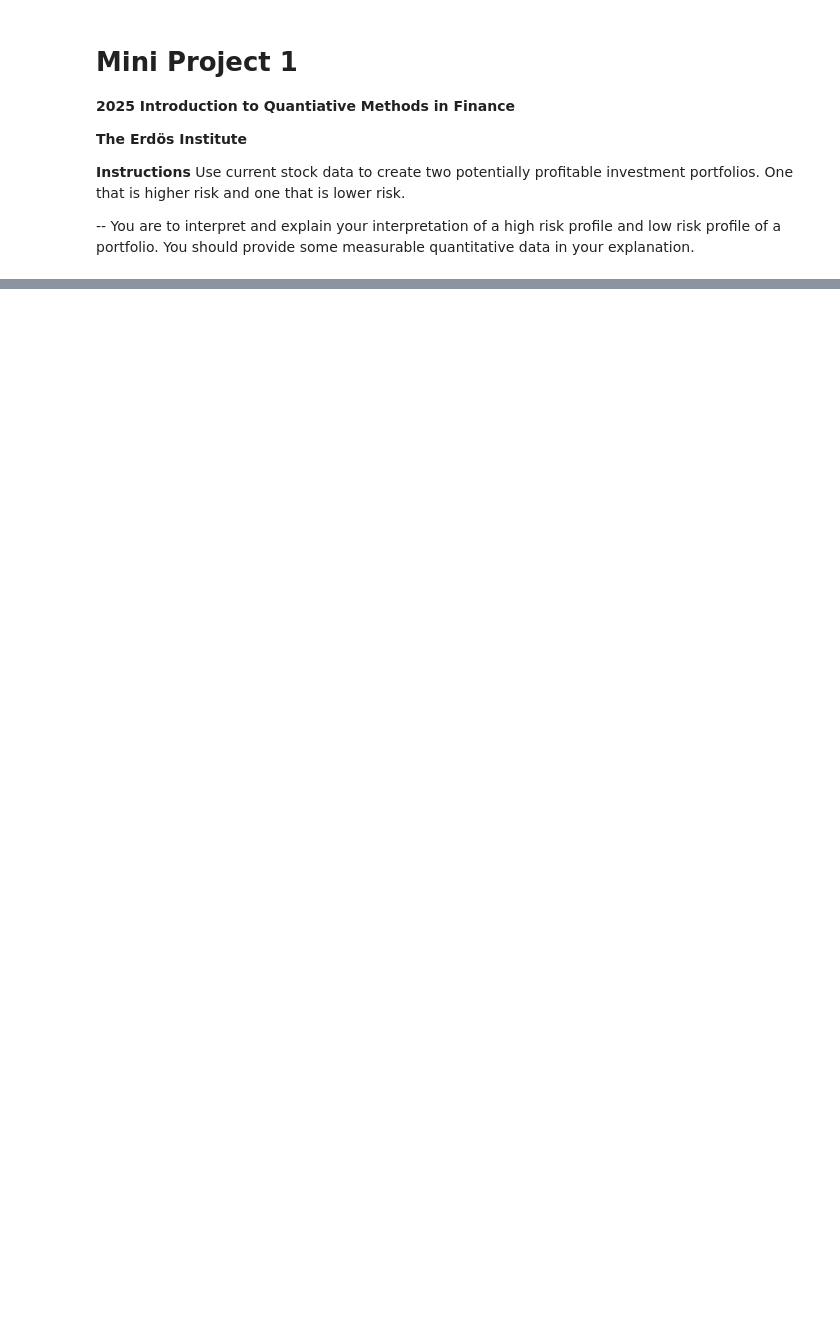
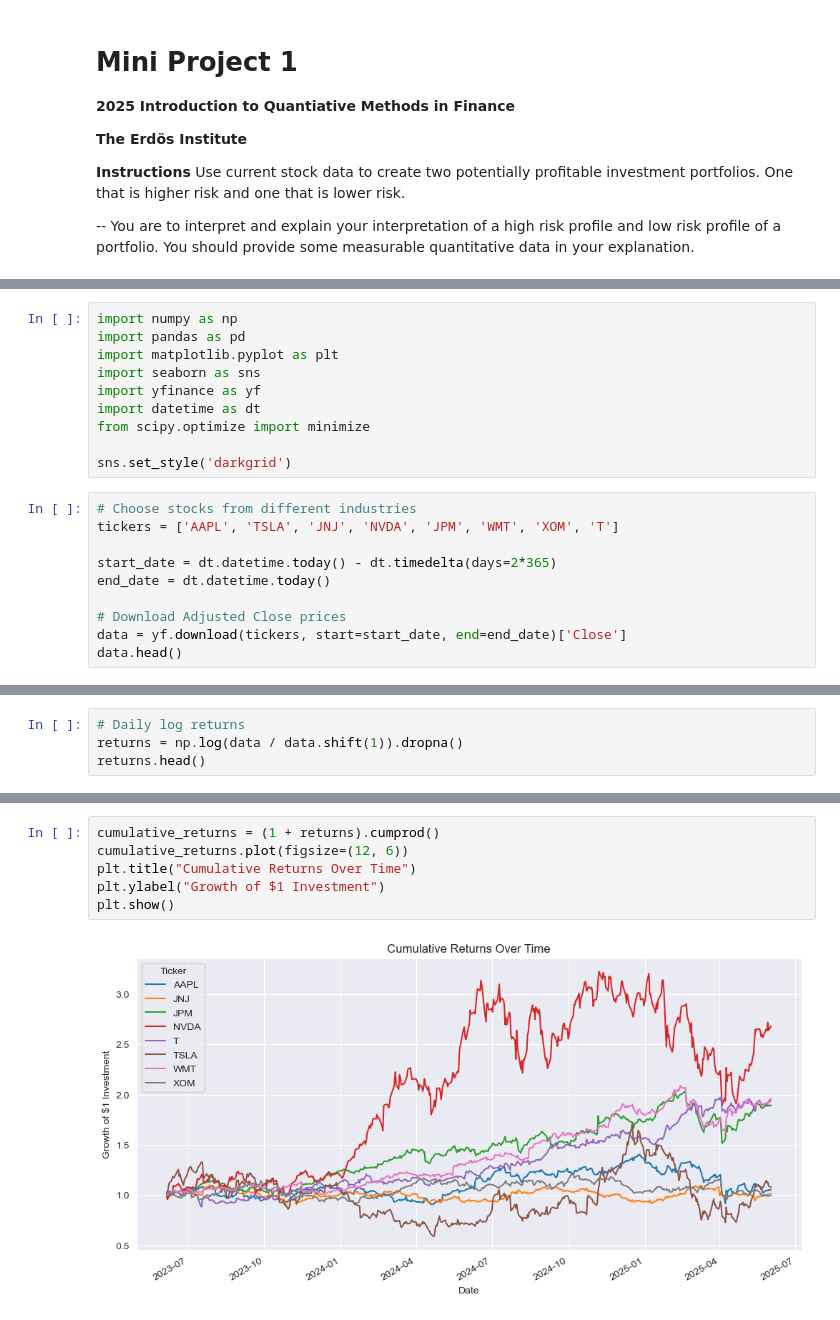
Before and after one commit to debanjan-cosmo/Quant_Finance_Erdos_Summer_2025, a Jupyter notebook: Mini_Projects/Mini Project 1.ipynb, the cells around one changed output, grey strips where cells are left out. Saved outputs shown, nothing was run; the diff lists cells and outputs as text; blank space fills up the shorter version.

```diff
--- a/Mini_Projects/Mini Project 1.ipynb
+++ b/Mini_Projects/Mini Project 1.ipynb
@@ -97,0 +11,20 @@ plt.show()
+# %%
+import numpy as np
+import pandas as pd
+import matplotlib.pyplot as plt
+import seaborn as sns
+import yfinance as yf
+import datetime as dt
+from scipy.optimize import minimize
+
+sns.set_style('darkgrid')
+# %%
+# Choose stocks from different industries
+tickers = ['AAPL', 'TSLA', 'JNJ', 'NVDA', 'JPM', 'WMT', 'XOM', 'T']
+
+start_date = dt.datetime.today() - dt.timedelta(days=2*365)
+end_date = dt.datetime.today()
+
+# Download Adjusted Close prices
+data = yf.download(tickers, start=start_date, end=end_date)['Close']
+data.head()
@@ -97,0 +40,4 @@ plt.show()
+# %%
+# Daily log returns
+returns = np.log(data / data.shift(1)).dropna()
+returns.head()
@@ -97,0 +52,8 @@ plt.show()
+# %%
+cumulative_returns = (1 + returns).cumprod()
+cumulative_returns.plot(figsize=(12, 6))
+plt.title("Cumulative Returns Over Time")
+plt.ylabel("Growth of $1 Investment")
+plt.show()
+# %% [output]
+[figure, added]
```
Also changed, not shown: parts of 12 cells of this notebook, 1 other file.
